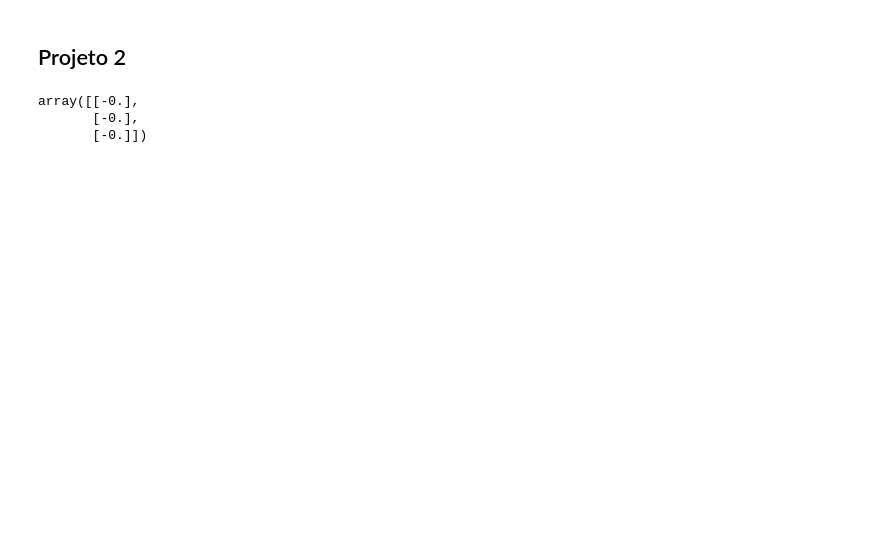
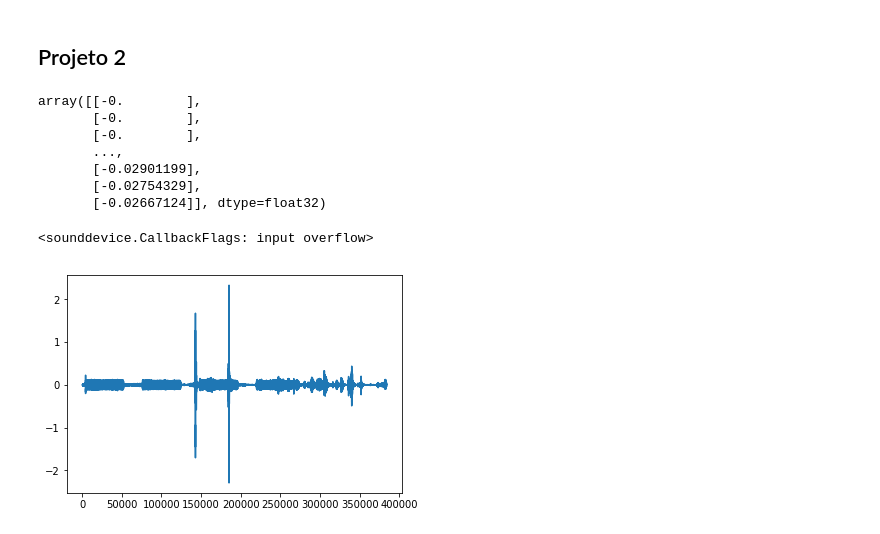
Before and after one commit to wesleygas/urban-piriquito, a Jupyter notebook: Projeto 2 - Camadas.ipynb, the cells around one changed output. Drawn from its saved outputs; the diff is of its cells as text; code cells hidden in the pictures; blank space fills up the shorter version.

```diff
--- a/Projeto 2 - Camadas.ipynb
+++ b/Projeto 2 - Camadas.ipynb
@@ -10,7 +10,7 @@ import time
 import pickle
 import peakutils
 # %%
-duration = 5  # seconds
+duration = 8  # seconds
 fs = 48000
 # %%
 sd.default.samplerate = fs
@@ -23,8 +23,20 @@ sd.wait()
 # %%
 myrecording
 # %% [output]
-array([[-0.],
-       [-0.],
-       [-0.]])
+array([[-0.        ],
+       [-0.        ],
+       [-0.        ],
+       ...,
+       [-0.02901199],
+       [-0.02754329],
+       [-0.02667124]], dtype=float32)
 # %%
 myrecording = sd.playrec(myrecording, fs, channels=1)
+sd.wait()
+# %% [output]
+<sounddevice.CallbackFlags: input overflow>
+# %%
+plt.plot(myrecording)
+plt.show()
+# %% [output]
+[figure, added]
```
Also changed, not shown: parts of 1 cell of this notebook, 5 other files.
